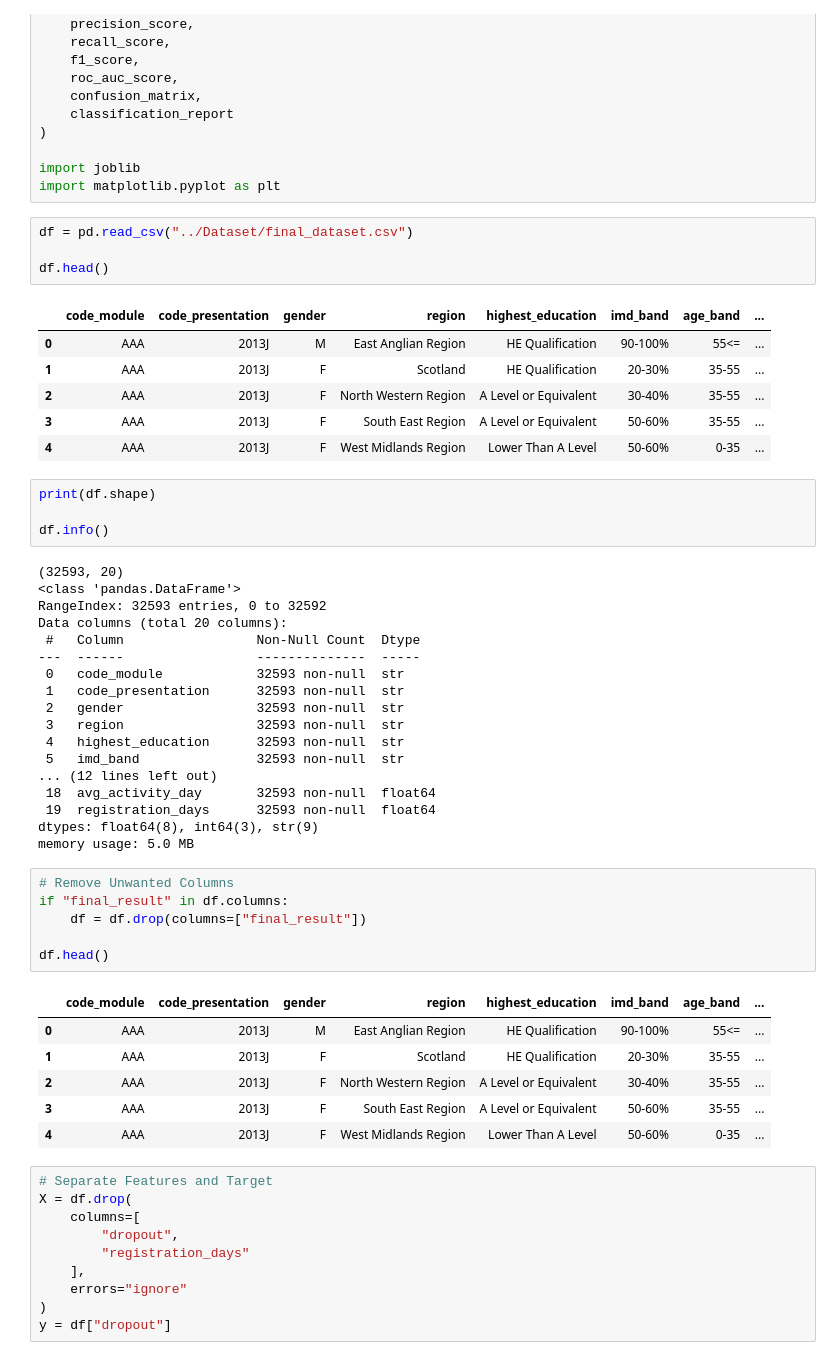
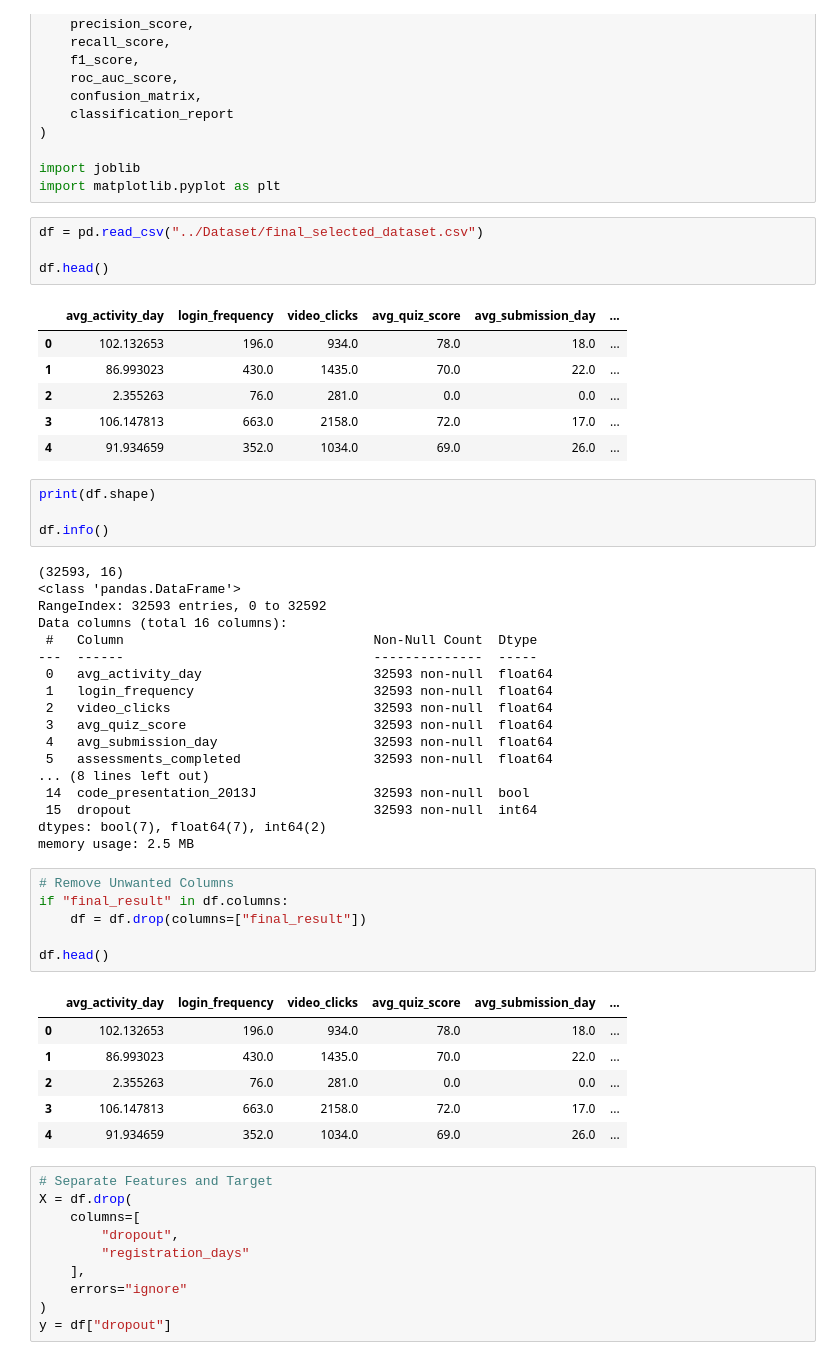
Before and after one commit to nishanthini2136/Dropout-prediction, a Jupyter notebook: project/notebooks/05_train_catboost.ipynb, the cells around one changed output. Cells and saved outputs as stored; diff of their text form.

```diff
--- a/project/notebooks/05_train_catboost.ipynb
+++ b/project/notebooks/05_train_catboost.ipynb
@@ -19,38 +19,38 @@ from sklearn.metrics import (
 import joblib
 import matplotlib.pyplot as plt
 # %%
-df = pd.read_csv("../Dataset/final_dataset.csv")
+df = pd.read_csv("../Dataset/final_selected_dataset.csv")
 
 df.head()
 # %% [output]
-|  | code_module | code_presentation | gender | region | highest_education | imd_band | age_band | ... |
-| 0 | AAA | 2013J | M | East Anglian Region | HE Qualification | 90-100% | 55<= | ... |
-| 1 | AAA | 2013J | F | Scotland | HE Qualification | 20-30% | 35-55 | ... |
-| 2 | AAA | 2013J | F | North Western Region | A Level or Equivalent | 30-40% | 35-55 | ... |
-| 3 | AAA | 2013J | F | South East Region | A Level or Equivalent | 50-60% | 35-55 | ... |
-| 4 | AAA | 2013J | F | West Midlands Region | Lower Than A Level | 50-60% | 0-35 | ... |
+|  | avg_activity_day | login_frequency | video_clicks | avg_quiz_score | avg_submission_day | ... |
+| 0 | 102.132653 | 196.0 | 934.0 | 78.0 | 18.0 | ... |
+| 1 | 86.993023 | 430.0 | 1435.0 | 70.0 | 22.0 | ... |
+| 2 | 2.355263 | 76.0 | 281.0 | 0.0 | 0.0 | ... |
+| 3 | 106.147813 | 663.0 | 2158.0 | 72.0 | 17.0 | ... |
+| 4 | 91.934659 | 352.0 | 1034.0 | 69.0 | 26.0 | ... |
 # %%
 print(df.shape)
 
 df.info()
 # %% [output]
-(32593, 20)
+(32593, 16)
 <class 'pandas.DataFrame'>
 RangeIndex: 32593 entries, 0 to 32592
-Data columns (total 20 columns):
- #   Column                 Non-Null Count  Dtype
----  ------                 --------------  -----
- 0   code_module            32593 non-null  str
- 1   code_presentation      32593 non-null  str
- 2   gender                 32593 non-null  str
- 3   region                 32593 non-null  str
- 4   highest_education      32593 non-null  str
- 5   imd_band               32593 non-null  str
-... (12 lines left out)
- 18  avg_activity_day       32593 non-null  float64
- 19  registration_days      32593 non-null  float64
-dtypes: float64(8), int64(3), str(9)
-memory usage: 5.0 MB
+Data columns (total 16 columns):
+ #   Column                                Non-Null Count  Dtype
+---  ------                                --------------  -----
+ 0   avg_activity_day                      32593 non-null  float64
+ 1   login_frequency                       32593 non-null  float64
+ 2   video_clicks                          32593 non-null  float64
+ 3   avg_quiz_score                        32593 non-null  float64
+ 4   avg_submission_day                    32593 non-null  float64
+ 5   assessments_completed                 32593 non-null  float64
+... (8 lines left out)
+ 14  code_presentation_2013J               32593 non-null  bool
+ 15  dropout                               32593 non-null  int64
+dtypes: bool(7), float64(7), int64(2)
+memory usage: 2.5 MB
 # %%
 # Remove Unwanted Columns
 if "final_result" in df.columns:
@@ -58,12 +58,12 @@ if "final_result" in df.columns:
 
 df.head()
 # %% [output]
-|  | code_module | code_presentation | gender | region | highest_education | imd_band | age_band | ... |
-| 0 | AAA | 2013J | M | East Anglian Region | HE Qualification | 90-100% | 55<= | ... |
-| 1 | AAA | 2013J | F | Scotland | HE Qualification | 20-30% | 35-55 | ... |
-| 2 | AAA | 2013J | F | North Western Region | A Level or Equivalent | 30-40% | 35-55 | ... |
-| 3 | AAA | 2013J | F | South East Region | A Level or Equivalent | 50-60% | 35-55 | ... |
-| 4 | AAA | 2013J | F | West Midlands Region | Lower Than A Level | 50-60% | 0-35 | ... |
+|  | avg_activity_day | login_frequency | video_clicks | avg_quiz_score | avg_submission_day | ... |
+| 0 | 102.132653 | 196.0 | 934.0 | 78.0 | 18.0 | ... |
+| 1 | 86.993023 | 430.0 | 1435.0 | 70.0 | 22.0 | ... |
+| 2 | 2.355263 | 76.0 | 281.0 | 0.0 | 0.0 | ... |
+| 3 | 106.147813 | 663.0 | 2158.0 | 72.0 | 17.0 | ... |
+| 4 | 91.934659 | 352.0 | 1034.0 | 69.0 | 26.0 | ... |
 # %%
 # Separate Features and Target
 X = df.drop(
```
Also changed, not shown: parts of 7 cells of this notebook, 5 other files.
